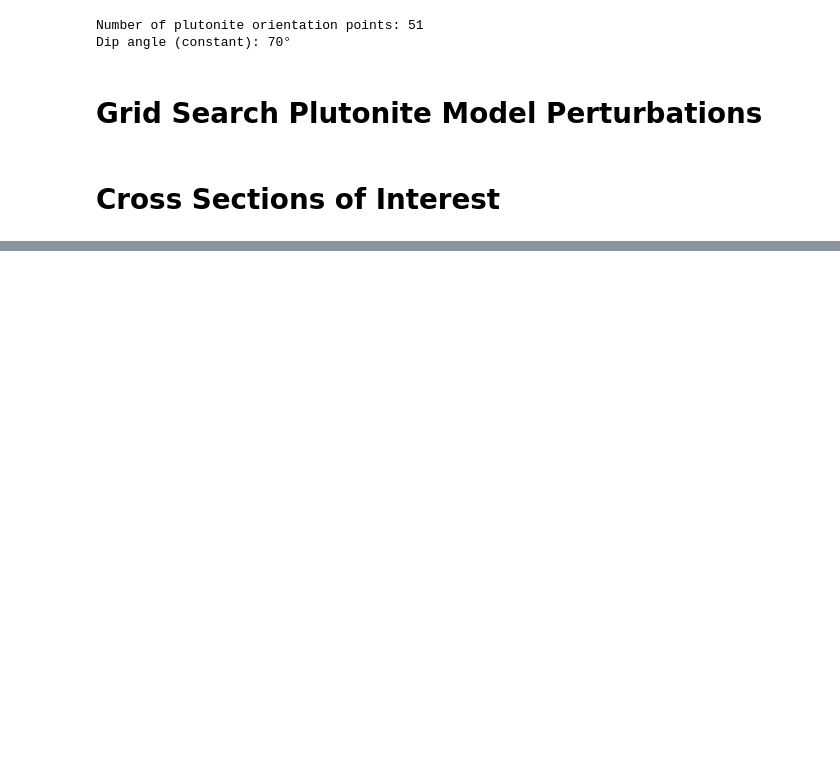
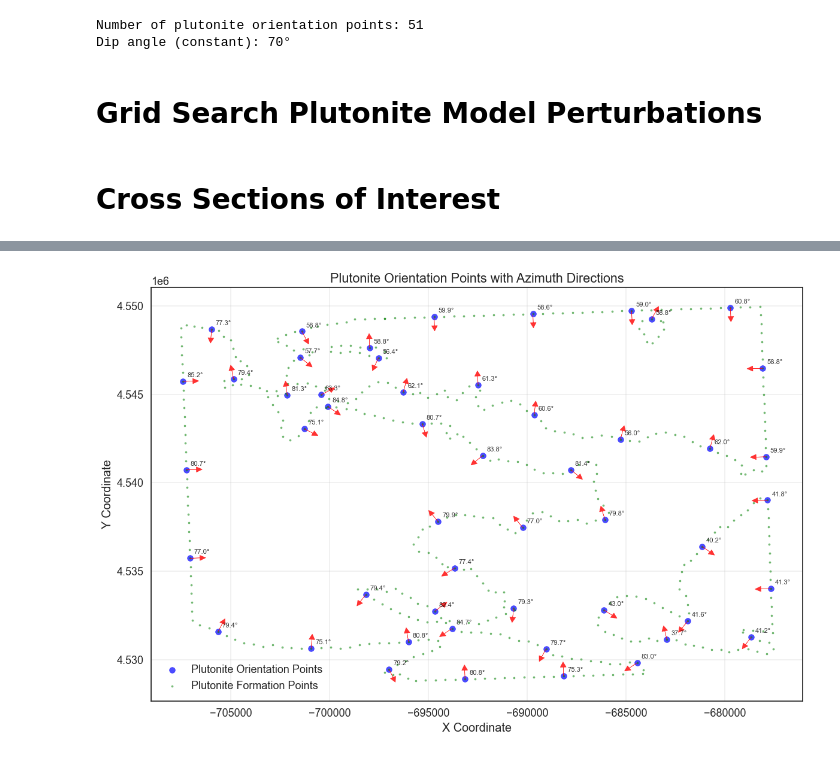
Before and after one commit to terranigma-solutions/Mineye-Terranigma, a Jupyter notebook: GeoModel/plutonite_model_perturbations.ipynb, the cells around one changed output, grey strips where cells are left out. Cells and saved outputs as stored; diff of their text form; code cells hidden in the pictures; blank space fills up the shorter version.

Commit message:
Finished perturbation model

```diff
--- a/GeoModel/plutonite_model_perturbations.ipynb
+++ b/GeoModel/plutonite_model_perturbations.ipynb
@@ -287,0 +122,19 @@ gpv.plot_2d(plutonite_geo_model, section_names=['section1', 'section2', 'section
+# %%
+
+# Create main results folder and subfolder structure before loops
+main_results_folder = "Perturbation Results"
+if not os.path.exists(main_results_folder):
+    os.makedirs(main_results_folder)
+
+# Create subfolder structure for all combinations
+for sampling in level_of_sampling_points:
+    sampling_folder = os.path.join(main_results_folder, f"Sampling_Points_{int(sampling*100)}pct")
+    if not os.path.exists(sampling_folder):
+        os.makedirs(sampling_folder)
+
+    for orientations in level_of_sampling_orientations:
+        orientations_folder = os.path.join(sampling_folder, f"Sampling_Orientations_{int(orientations*100)}pct")
+        if not os.path.exists(orientations_folder):
+            os.makedirs(orientations_folder)
+
+print(f"Main folder: {main_results_folder}")
@@ -287,0 +378,40 @@ gpv.plot_2d(plutonite_geo_model, section_names=['section1', 'section2', 'section
+# %%
+
+# Visualize plutonite orientations on a map
+fig, ax = plt.subplots(figsize=(12, 8))
+
+# Plot the orientation points
+scatter = ax.scatter(plutonite_orientations_df['X'], plutonite_orientations_df['Y'],
+                    c='blue', s=50, alpha=0.7, label='Plutonite Orientation Points')
+
+# Also plot the formation points
+scatter2 = ax.scatter(plutonite_points_df['X'], plutonite_points_df['Y'],
+                        c='green', s=20, alpha=0.5, label='Plutonite Formation Points', marker='.')
+
+# Add arrows for azimuth directions
+for idx, row in plutonite_orientations_df.iterrows():
+    # Arrow parameters
+    arrow_length = 500  # arrow length in map units
+    azimuth_rad = np.deg2rad(row['azimuth'])  # Convert azimuth to radians
+    dx = arrow_length * np.sin(azimuth_rad)
+    dy = arrow_length * np.cos(azimuth_rad)
+
+    # Draw arrow showing strike direction
+    ax.arrow(row['X'], row['Y'], dx, dy,
+            head_width=300, head_length=300, fc='red', ec='red', alpha=0.8)
+
+# Add annotations for each point showing its dip angle
+for idx, row in plutonite_orientations_df.iterrows():
+    ax.annotate(f"{row['dip']:.1f}°", (row['X'], row['Y']),
+                xytext=(5, 5), textcoords='offset points',
+                fontsize=8, alpha=0.8, color='black')
+
+ax.set_xlabel('X Coordinate')
+ax.set_ylabel('Y Coordinate')
+ax.set_title('Plutonite Orientation Points with Azimuth Directions')
+ax.legend()
+ax.grid(True, alpha=0.3)
+plt.tight_layout()
+plt.show()
+# %% [output]
+[figure, added]
```
Also changed, not shown: parts of 11 cells of this notebook, 4 other files.
